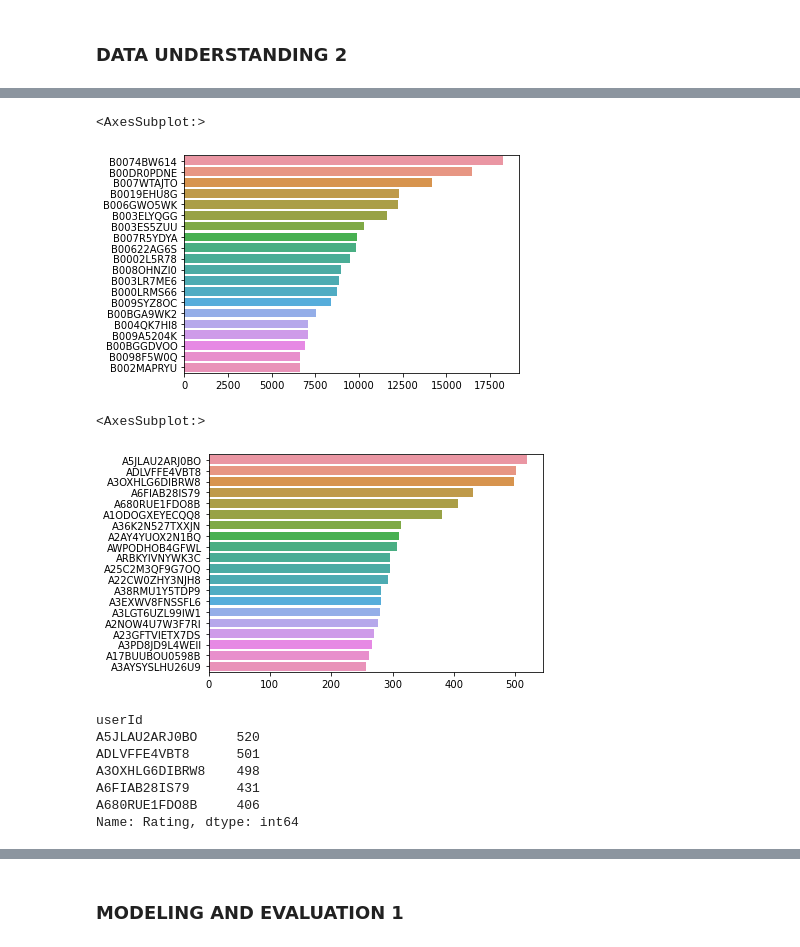
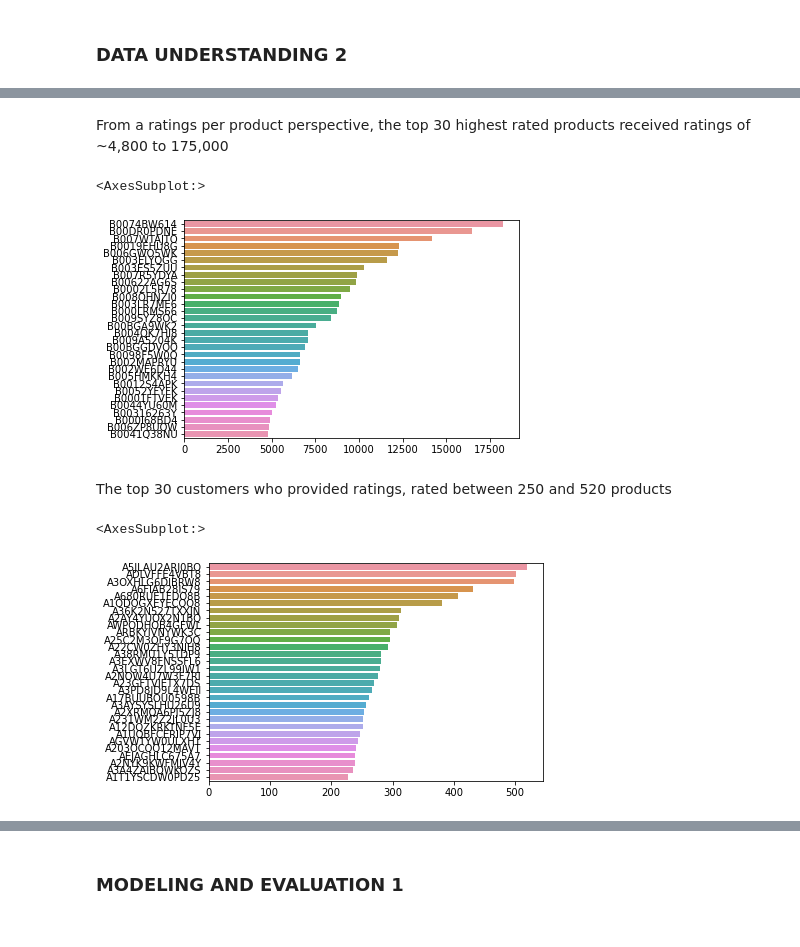
Before and after one commit to trishattah/DS_7331_Projects, a Jupyter notebook: Lab_3/Lab_3_Group_4_v2.ipynb, the cells around one changed output, grey strips where cells are left out. Saved outputs shown, nothing was run; the diff lists cells and outputs as text; code cells hidden in the pictures.

```diff
--- a/Lab_3/Lab_3_Group_4_v2.ipynb
+++ b/Lab_3/Lab_3_Group_4_v2.ipynb
@@ -148,28 +176,18 @@ Total No of products  : 476002
+# %% [markdown]
+From a ratings per product perspective, the top 30 highest rated products received ratings of ~4,800 to 175,000
 # %%
-#Top 20 rated products
-prd = df1['productId'].value_counts()[:20]
+#Top 30 rated products
+prd = df1['productId'].value_counts()[:30]
 sns.barplot(x= prd.values, y = prd.index)
 # %% [output]
 <AxesSubplot:>
-[figure, old version]
+[figure, new version]
+# %% [markdown]
+The top 30 customers who provided ratings, rated between 250 and 520 products
 # %%
 #Top 20 users based on number of ratings
-usr = df1['userId'].value_counts()[:20]
+usr = df1['userId'].value_counts()[:30]
 sns.barplot(x= usr.values, y = usr.index)
 # %% [output]
 <AxesSubplot:>
-[figure, old version]
+[figure, new version]
-# %%
-#Ratings per user
-
-RPU = df1.groupby(by='userId')['Rating'].count().sort_values(ascending=False)
-
-RPU.head()
-# %% [output]
-userId
-A5JLAU2ARJ0BO     520
-ADLVFFE4VBT8      501
-A3OXHLG6DIBRW8    498
-A6FIAB28IS79      431
-A680RUE1FDO8B     406
-Name: Rating, dtype: int64
```
Also changed, not shown: parts of 109 cells of this notebook.
